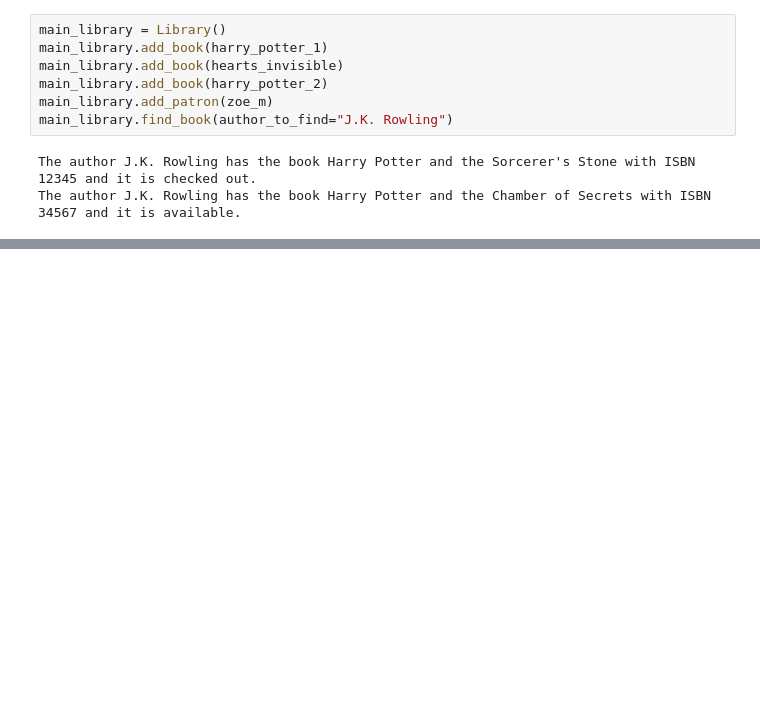
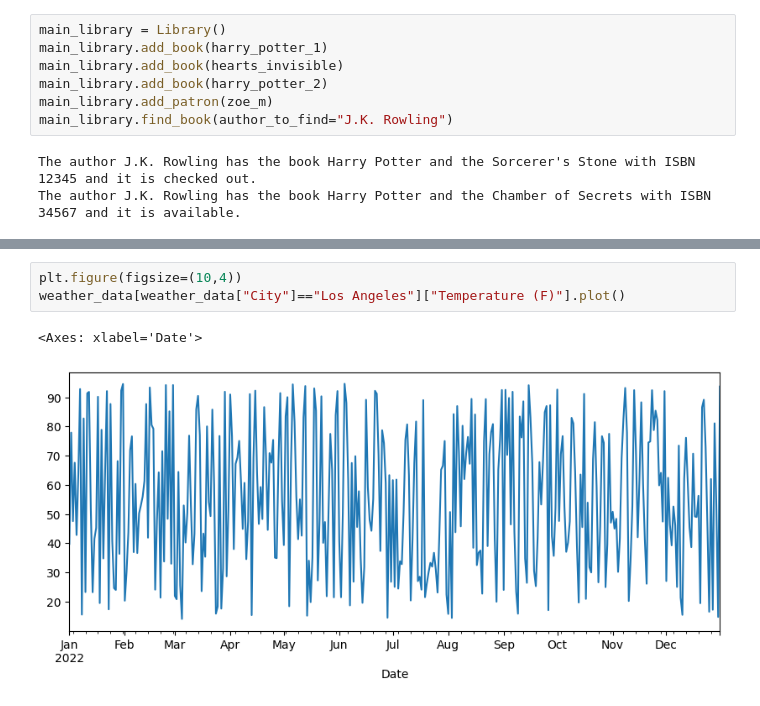
Before and after one commit to zoemcbride/energy-data-lab, a Jupyter notebook: practice_interview_questions.ipynb, the cells around one changed output, grey strips where cells are left out. Saved outputs shown, nothing was run; the diff lists cells and outputs as text; blank space fills up the shorter version.

```diff
--- a/practice_interview_questions.ipynb
+++ b/practice_interview_questions.ipynb
@@ -748,0 +907,6 @@ The author J.K. Rowling has the book Harry Potter and the Chamber of Secrets wit
+# %%
+plt.figure(figsize=(10,4))
+weather_data[weather_data["City"]=="Los Angeles"]["Temperature (F)"].plot()
+# %% [output]
+<Axes: xlabel='Date'>
+[figure, added]
```
Also changed, not shown: parts of 12 cells of this notebook, 2 other files.
